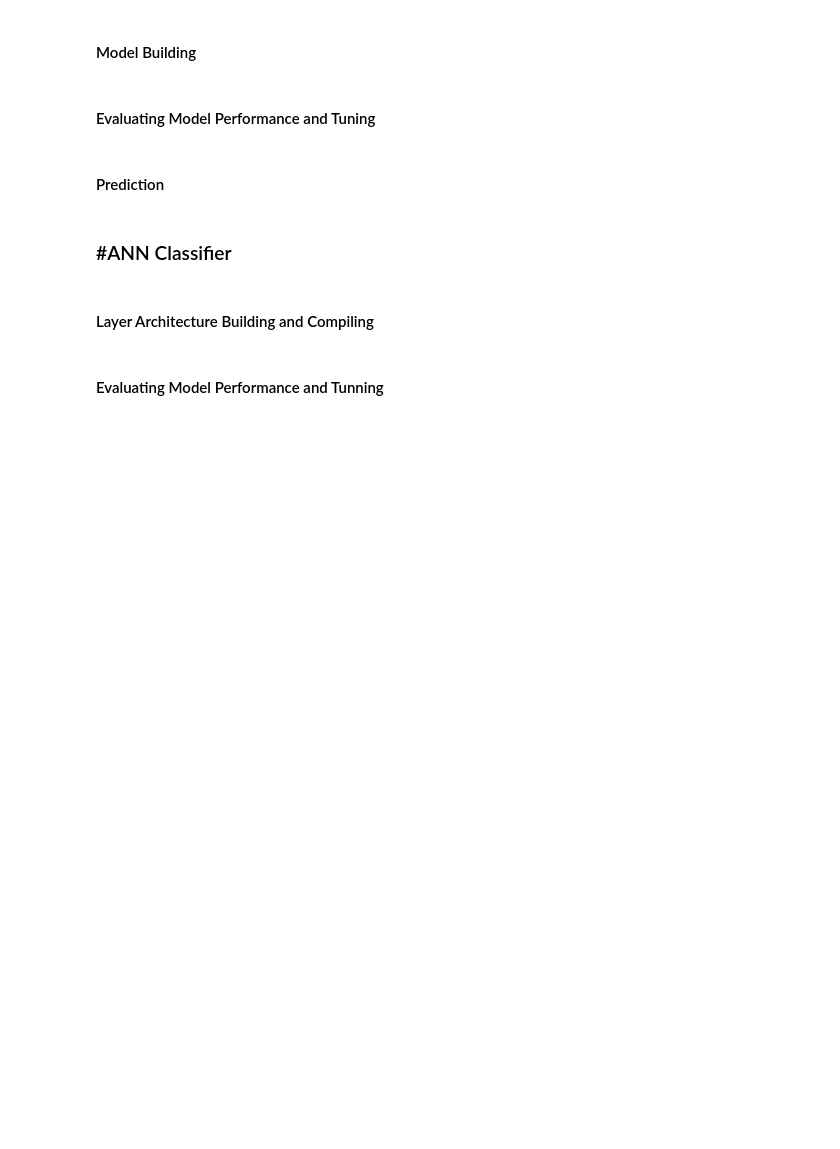
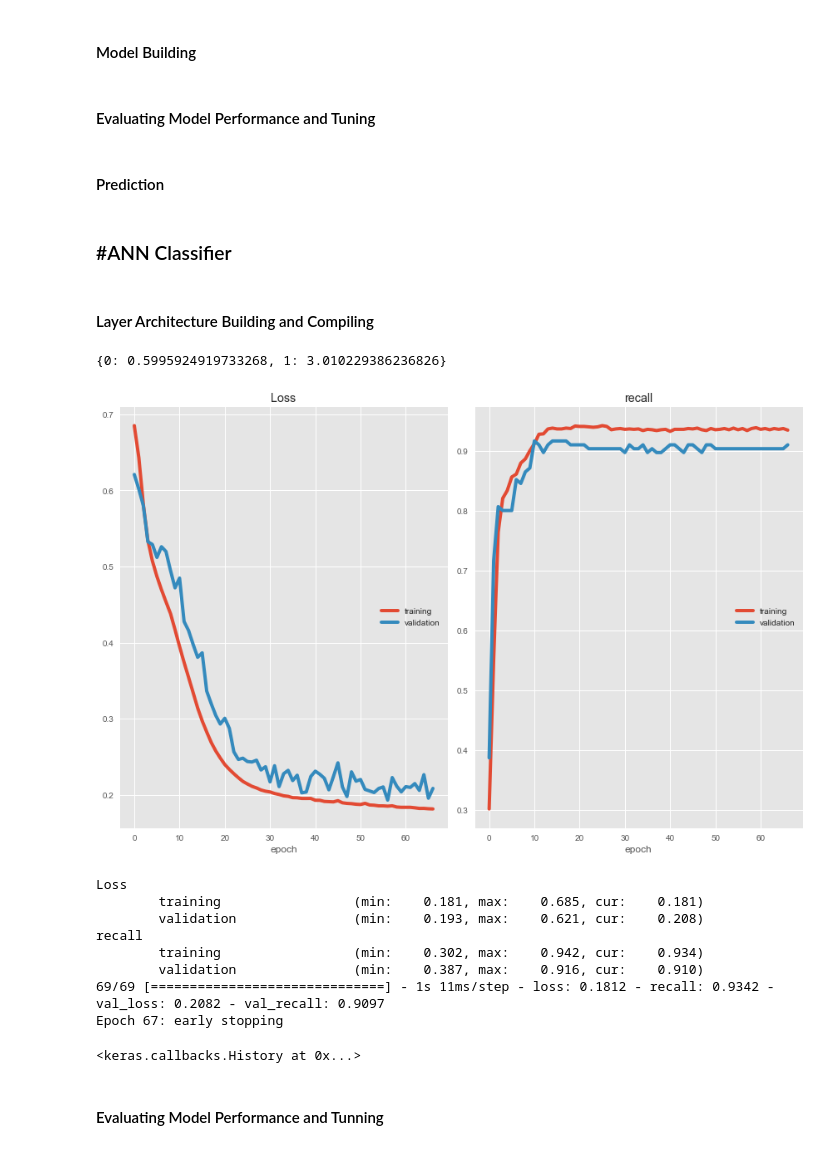
Before and after one commit to Furkan-Coskun/Project, a Jupyter notebook: Churn_Prediction_Student_Notebook_V2.ipynb, the cells around one changed output. Saved outputs shown, nothing was run; the diff lists cells and outputs as text; code cells hidden in the pictures; blank space fills up the shorter version.

```diff
--- a/Churn_Prediction_Student_Notebook_V2.ipynb
+++ b/Churn_Prediction_Student_Notebook_V2.ipynb
@@ -905,0 +939,4 @@ X_train, X_test, y_train, y_test = train_test_split(X, y, test_size=0.3, random_
+# %%
+X_train = scaler.fit_transform(X_train)
+X_val = scaler.transform(X_val)
+X_test = scaler.transform(X_test)
@@ -906,2 +950,52 @@ X_train, X_test, y_train, y_test = train_test_split(X, y, test_size=0.3, random_
+# %%
+tf.random.set_seed(42)
+
+model = Sequential()
+
+model.add(Dense(16, activation="relu"))
+model.add(Dense(8, activation="relu"))
+model.add(Dense(1, activation="sigmoid"))
+
+opt = Adam(learning_rate=0.001)
+model.compile(optimizer=opt,
+              loss="binary_crossentropy",
+              metrics=["Recall"])
+# %%
+early_stop = EarlyStopping(monitor="val_loss",
+                           mode="auto",
+                           verbose=1,
+                           patience=10,
+                           restore_best_weights = True)
+# %%
+from sklearn.utils import class_weight
+
+class_weights = class_weight.compute_class_weight('balanced',
+                                                  classes=np.unique(y_train),
+                                                  y=y_train)
+
+class_weights = {0: class_weights[0], 1: class_weights[1]}
+class_weights
+# %% [output]
+{0: 0.5995924919733268, 1: 3.010229386236826}
+# %%
+model.fit(x=X_train,
+          y=y_train,
+          validation_split=.1,
+          batch_size=128,
+          epochs=200,
+          verbose=1,
+          callbacks=[early_stop, PlotLossesKerasTF()],
+          class_weight=class_weights)
+# %% [output]
+[figure, added]
+Loss
+        training                 (min:    0.181, max:    0.685, cur:    0.181)
+        validation               (min:    0.193, max:    0.621, cur:    0.208)
+recall
+        training                 (min:    0.302, max:    0.942, cur:    0.934)
+        validation               (min:    0.387, max:    0.916, cur:    0.910)
+69/69 [==============================] - 1s 11ms/step - loss: 0.1812 - recall: 0.9342 - val_loss: 0.2082 - val_recall: 0.9097
+Epoch 67: early stopping
+<keras.callbacks.History at 0x...>
 # %% [markdown]
 #### Evaluating Model Performance and Tunning
```
Also changed, not shown: parts of 62 cells of this notebook.
